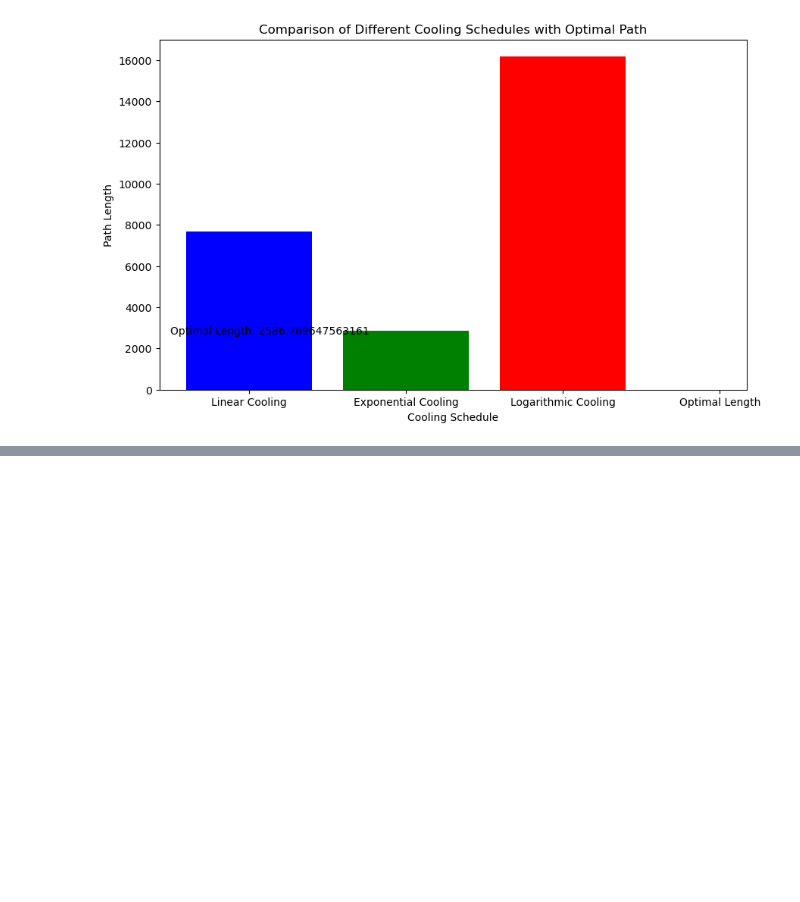
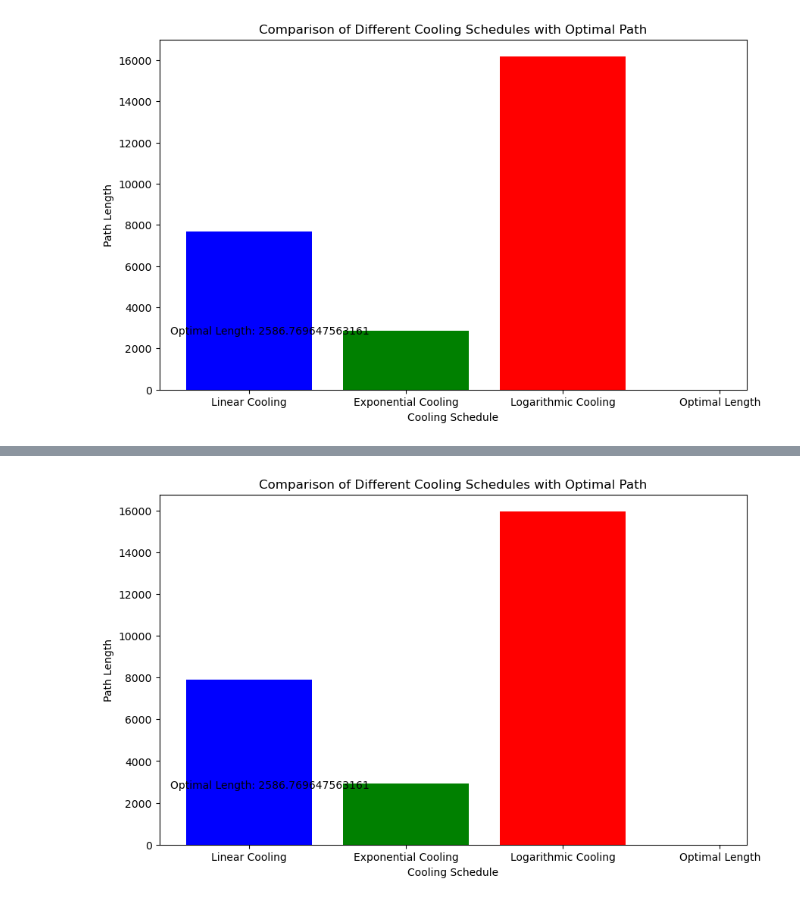
Before and after one commit to jazminli/TSP-Assignment3, a Jupyter notebook: 1.ipynb, the cells around one changed output, grey strips where cells are left out. Saved outputs shown, nothing was run; the diff lists cells and outputs as text; code cells hidden in the pictures; blank space fills up the shorter version.

```diff
--- a/1.ipynb
+++ b/1.ipynb
@@ -249,3 +249,85 @@ Linear Cooling: 7669.9881159600145
 Exponential Cooling: 2844.9319303021825
 Logarithmic Cooling: 16188.08742891997
 [figure]
+# %%
+import numpy as np
+import matplotlib.pyplot as plt
+
+# 不同冷却策略
+# 修改模拟退火算法以适应不同的冷却计划
+def simulated_annealing(cities, initial_temp, final_temp, alpha, cooling_schedule):
+    current_temp = initial_temp
+    best_tour = np.random.permutation(len(cities))
+    best_length = path_length(cities, best_tour)
+    iteration = 1
+
+    while current_temp > final_temp:
+        for _ in range(len(cities)):
+            i, j = np.sort(np.random.choice(len(cities), 2, replace=False))
+            new_tour = two_opt_swap(best_tour, i, j)
+            new_length = path_length(cities, new_tour)
+
+            if new_length < best_length or np.random.rand() < np.exp((best_length - new_length) / current_temp):
+                best_tour = new_tour
+                best_length = new_length
+
+        current_temp = cooling_schedule(current_temp, alpha, iteration)
+        iteration += 1
+
+    return best_length
+
+# 不同的冷却计划
+def linear_cooling(current_temp, alpha):
+    return current_temp - alpha
+
+def exponential_cooling(current_temp, alpha):
+    return current_temp * alpha
+
+def logarithmic_cooling(current_temp, alpha, iteration):
+    return current_temp / (1 + alpha * np.log(1 + iteration))
+
+# 多次运行模拟退火算法
+def multiple_runs_simulated_annealing(cities, runs, initial_temp, final_temp, alpha, cooling_schedule):
+    best_length = float('inf')
+
+    for _ in range(runs):
+        length = simulated_annealing(cities, initial_temp, final_temp, alpha, cooling_schedule)
+        if length < best_length:
+            best_length = length
+
+    return best_length
+
+# 解析 TSP 和 OPT 文件
+cities = parse_tsp('a280.tsp.txt')  # 替换为 a280.tsp 文件的实际路径
+opt_tour = parse_opt_tour('a280.opt.tour.txt')  # 替换为 a280.opt.tour 文件的实际路径
+opt_length = calculate_opt_length(cities, opt_tour)
+
+# 设置参数并运行模拟退火算法多次
+runs = 3  # 运行次数
+initial_temp = 10000  # 初始温度
+final_temp = 1        # 最终温度
+alpha = 0.997         # 冷却率
+
+# 运行模拟退火算法并比较不同冷却计划
+cooling_strategies = {
+    "Linear Cooling": lambda temp, alpha, _: linear_cooling(temp, alpha),
+    "Exponential Cooling": lambda temp, alpha, _: exponential_cooling(temp, alpha),
+    "Logarithmic Cooling": logarithmic_cooling
+}
+
+results = {}
+for name, strategy in cooling_strategies.items():
+    best_length = multiple_runs_simulated_annealing(cities, runs, initial_temp, final_temp, alpha, strategy)
+    results[name] = best_length
+    print(f"{name}: {best_length}")
+
+# 可视化结果
+plt.figure(figsize=(10, 6))
+plt.bar(results.keys(), results.values(), color=['blue', 'green', 'red'])
+plt.plot(['Optimal Length'] * 2, [opt_length, opt_length], color='black', linestyle='--')
+plt.text(-0.5, opt_length, f'Optimal Length: {opt_length}', verticalalignment='bottom')
+plt.xlabel('Cooling Schedule')
+plt.ylabel('Path Length')
+plt.title('Comparison of Different Cooling Schedules with Optimal Path')
+plt.show()
+# %% [output]
@@ -251,0 +337 @@ Logarithmic Cooling: 16188.08742891997
+[figure, added]
```
Also changed, not shown: parts of 2 cells of this notebook.
